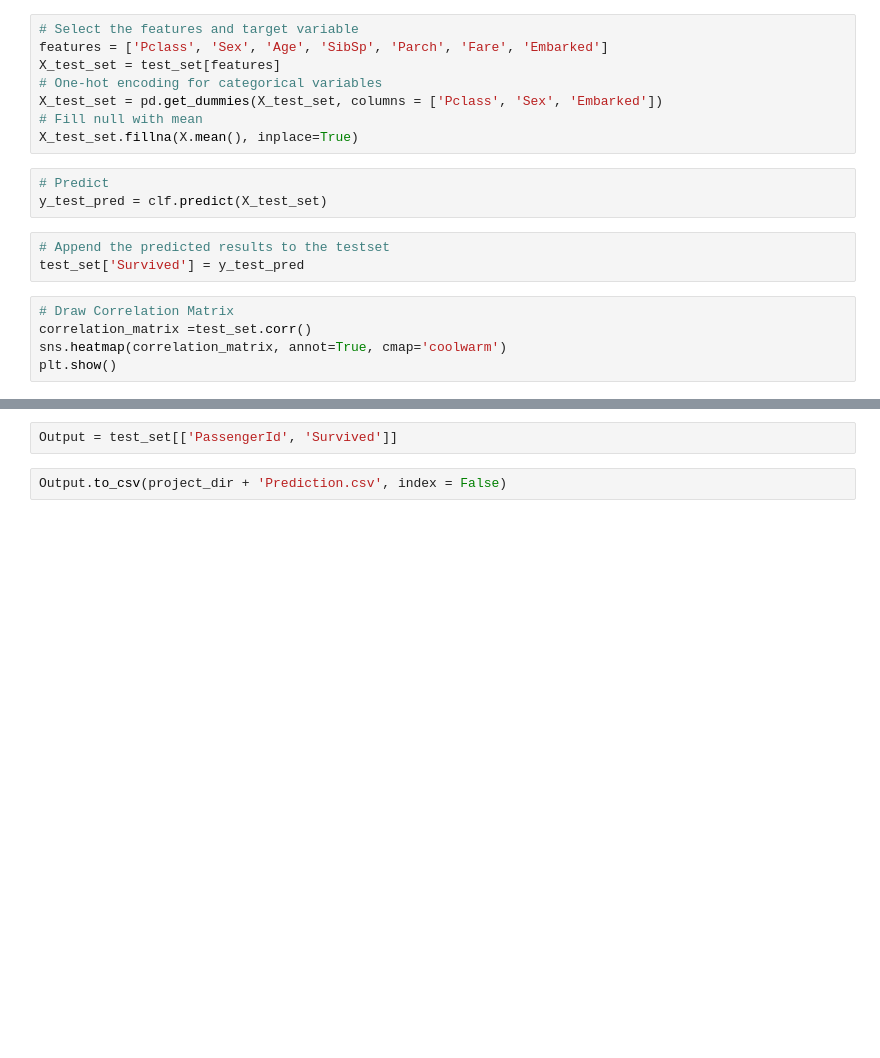
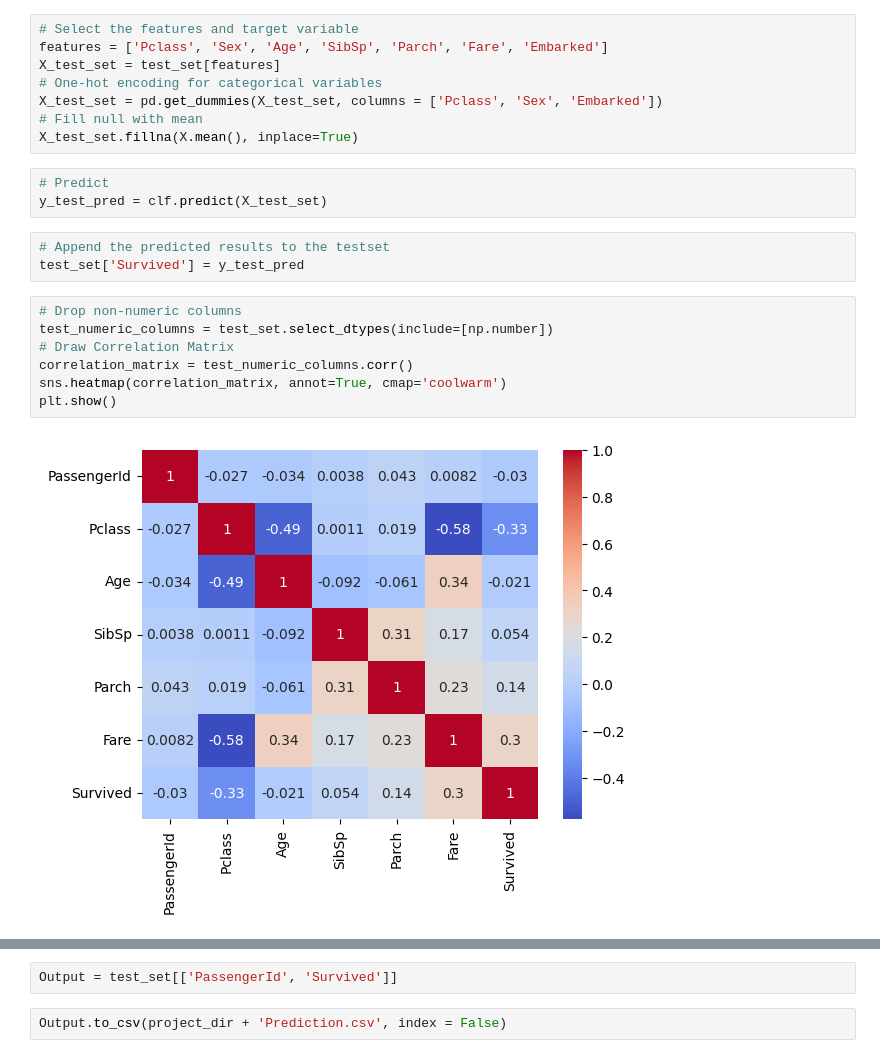
Before and after one commit to huangchao2528/Projects, a Jupyter notebook: Titanic/Titanic.ipynb, the cells around one changed output, grey strips where cells are left out. Saved outputs shown, nothing was run; the diff lists cells and outputs as text; blank space fills up the shorter version.

```diff
--- a/Titanic/Titanic.ipynb
+++ b/Titanic/Titanic.ipynb
@@ -104,10 +207,14 @@ y_test_pred = clf.predict(X_test_set)
 # Append the predicted results to the testset
 test_set['Survived'] = y_test_pred
 # %%
+# Drop non-numeric columns
+test_numeric_columns = test_set.select_dtypes(include=[np.number])
 # Draw Correlation Matrix
-correlation_matrix =test_set.corr()
+correlation_matrix = test_numeric_columns.corr()
 sns.heatmap(correlation_matrix, annot=True, cmap='coolwarm')
 plt.show()
+# %% [output]
+[figure, added]
 # %%
 # Calculate the survival rate of the prediction
 num_survived = test_set[test_set.Survived == 1].Survived.count()
```
Also changed, not shown: parts of 13 cells of this notebook.
